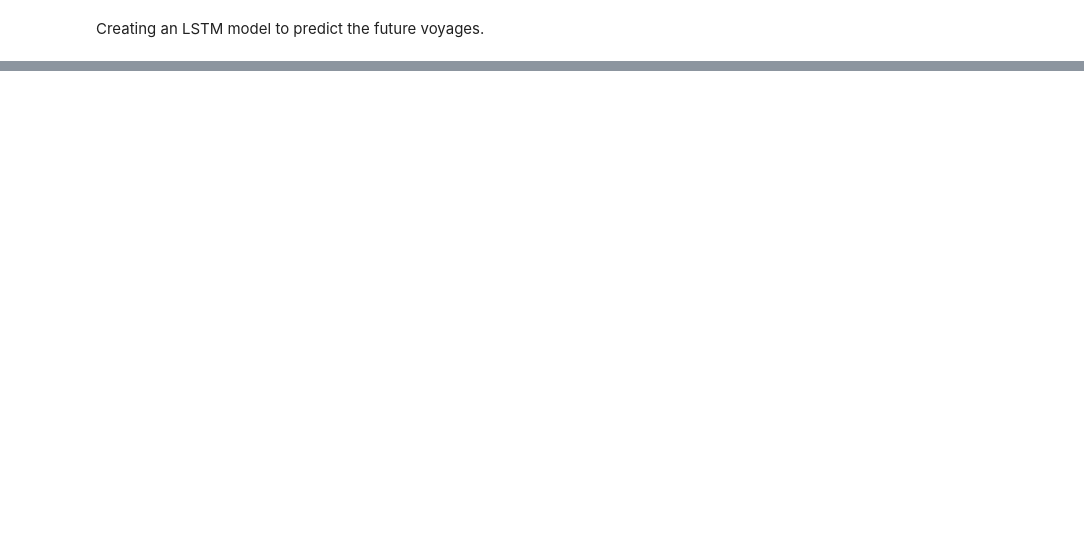
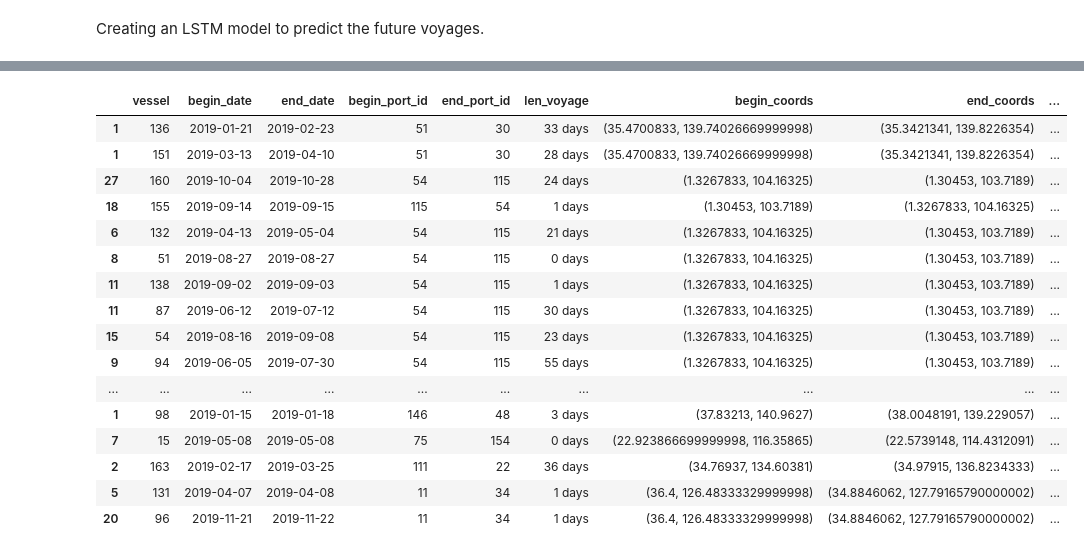
Before and after one commit to yaobviously/sym-cargo, a Jupyter notebook: sym_cargo_alt.ipynb, the cells around one changed output, grey strips where cells are left out. Cells and saved outputs as stored; diff of their text form; code cells hidden in the pictures; blank space fills up the shorter version.

```diff
--- a/sym_cargo_alt.ipynb
+++ b/sym_cargo_alt.ipynb
@@ -823,0 +848,20 @@ show_routes(vessel = 145)
+# %%
+voyages_df.sort_values(by='voyage_dist').head(50)
+# %% [output]
+|  | vessel | begin_date | end_date | begin_port_id | end_port_id | len_voyage | begin_coords | end_coords | ... |
+| 1 | 136 | 2019-01-21 | 2019-02-23 | 51 | 30 | 33 days | (35.4700833, 139.74026669999998) | (35.3421341, 139.8226354) | ... |
+| 1 | 151 | 2019-03-13 | 2019-04-10 | 51 | 30 | 28 days | (35.4700833, 139.74026669999998) | (35.3421341, 139.8226354) | ... |
+| 27 | 160 | 2019-10-04 | 2019-10-28 | 54 | 115 | 24 days | (1.3267833, 104.16325) | (1.30453, 103.7189) | ... |
+| 18 | 155 | 2019-09-14 | 2019-09-15 | 115 | 54 | 1 days | (1.30453, 103.7189) | (1.3267833, 104.16325) | ... |
+| 6 | 132 | 2019-04-13 | 2019-05-04 | 54 | 115 | 21 days | (1.3267833, 104.16325) | (1.30453, 103.7189) | ... |
+| 8 | 51 | 2019-08-27 | 2019-08-27 | 54 | 115 | 0 days | (1.3267833, 104.16325) | (1.30453, 103.7189) | ... |
+| 11 | 138 | 2019-09-02 | 2019-09-03 | 54 | 115 | 1 days | (1.3267833, 104.16325) | (1.30453, 103.7189) | ... |
+| 11 | 87 | 2019-06-12 | 2019-07-12 | 54 | 115 | 30 days | (1.3267833, 104.16325) | (1.30453, 103.7189) | ... |
+| 15 | 54 | 2019-08-16 | 2019-09-08 | 54 | 115 | 23 days | (1.3267833, 104.16325) | (1.30453, 103.7189) | ... |
+| 9 | 94 | 2019-06-05 | 2019-07-30 | 54 | 115 | 55 days | (1.3267833, 104.16325) | (1.30453, 103.7189) | ... |
+| ... | ... | ... | ... | ... | ... | ... | ... | ... | ... |
+| 1 | 98 | 2019-01-15 | 2019-01-18 | 146 | 48 | 3 days | (37.83213, 140.9627) | (38.0048191, 139.229057) | ... |
+| 7 | 15 | 2019-05-08 | 2019-05-08 | 75 | 154 | 0 days | (22.923866699999998, 116.35865) | (22.5739148, 114.4312091) | ... |
+| 2 | 163 | 2019-02-17 | 2019-03-25 | 111 | 22 | 36 days | (34.76937, 134.60381) | (34.97915, 136.8234333) | ... |
+| 5 | 131 | 2019-04-07 | 2019-04-08 | 11 | 34 | 1 days | (36.4, 126.48333329999998) | (34.8846062, 127.79165790000002) | ... |
+| 20 | 96 | 2019-11-21 | 2019-11-22 | 11 | 34 | 1 days | (36.4, 126.48333329999998) | (34.8846062, 127.79165790000002) | ... |
```
Also changed, not shown: parts of 24 cells of this notebook.
